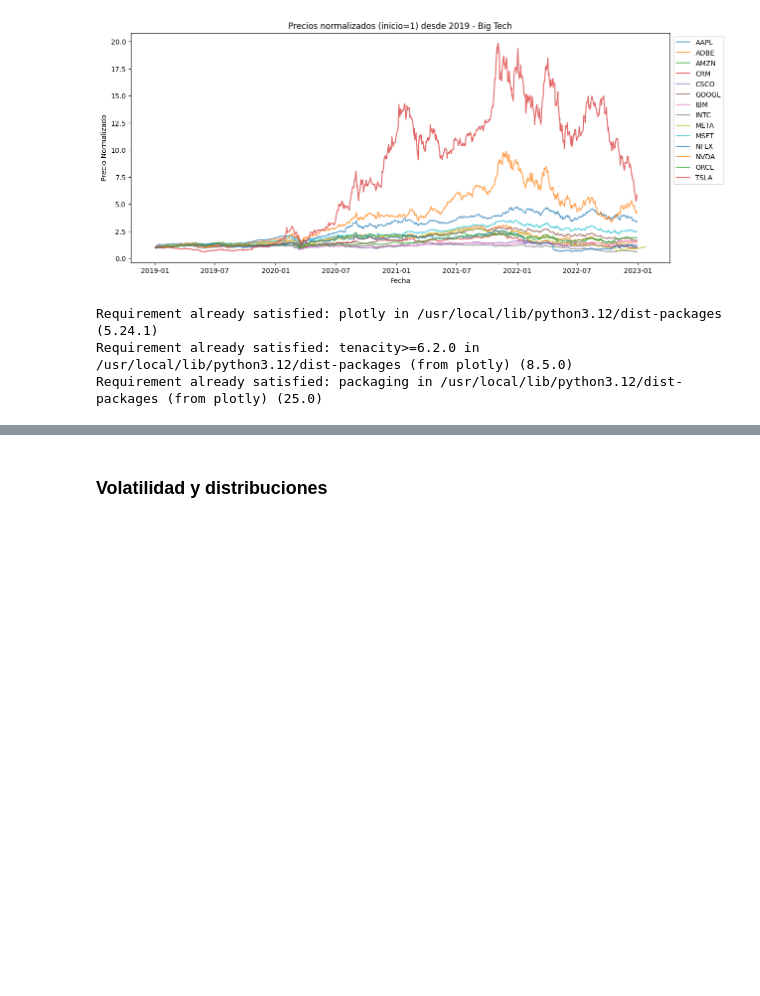
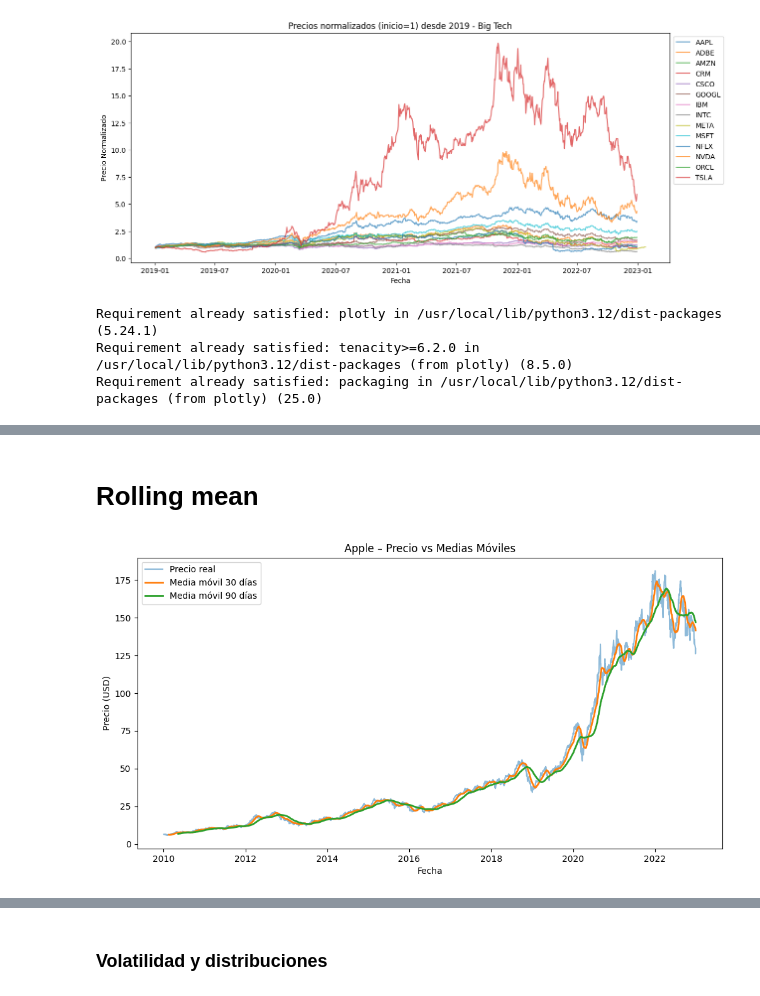
Before and after one commit to PosiTriOnix/BigTechStocks, a Jupyter notebook: Stocks.ipynb, the cells around one changed output, grey strips where cells are left out. Saved outputs shown, nothing was run; the diff lists cells and outputs as text; code cells hidden in the pictures; blank space fills up the shorter version.

```diff
--- a/Stocks.ipynb
+++ b/Stocks.ipynb
@@ -225,3 +281,29 @@ fig.show()
 # Esta grafica es dinamica, para elegir el tiempo y las empresas que aparecen
 # %% [output]
 [interactive output not drawn]
+# %% [markdown]
+# Rolling mean
+# %%
+# Ejemplo: Apple
+apple = df[df['stock_symbol'] == 'AAPL'].sort_values('date')
+
+# Media móvil de 30 días sobre el precio ajustado
+apple['rolling_mean_30'] = apple['adj_close'].rolling(window=30).mean()
+
+# Media móvil de 90 días
+apple['rolling_mean_90'] = apple['adj_close'].rolling(window=90).mean()
+# %%
+import matplotlib.pyplot as plt
+
+plt.figure(figsize=(12,6))
+plt.plot(apple['date'], apple['adj_close'], label='Precio real', alpha=0.5)
+plt.plot(apple['date'], apple['rolling_mean_30'], label='Media móvil 30 días', linewidth=2)
+plt.plot(apple['date'], apple['rolling_mean_90'], label='Media móvil 90 días', linewidth=2)
+
+plt.title('Apple – Precio vs Medias Móviles')
+plt.xlabel('Fecha')
+plt.ylabel('Precio (USD)')
+plt.legend()
+plt.show()
+# %% [output]
+[figure, added]
```
Also changed, not shown: parts of 13 cells of this notebook.
